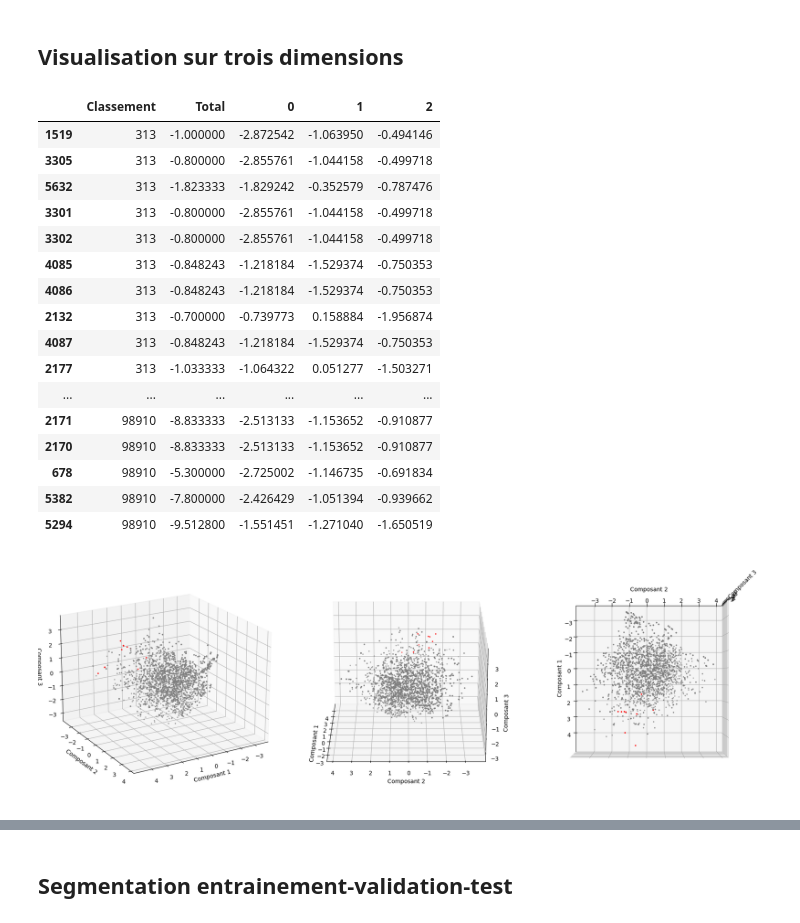
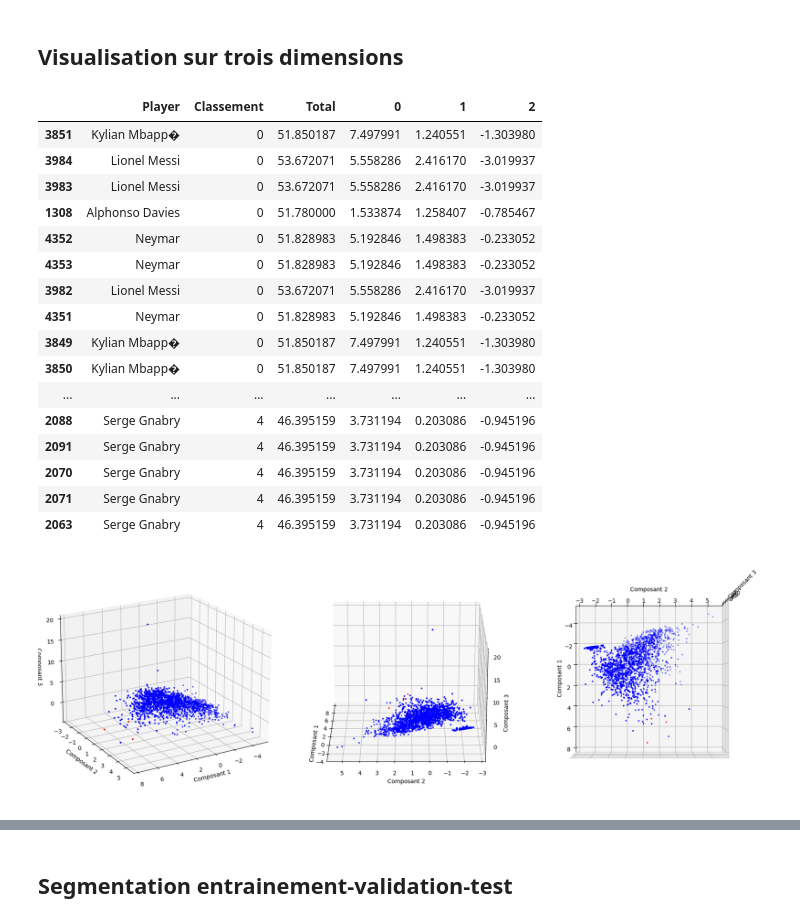
Before and after one commit to ThierryKunda/prediction-ballon-d-or, a Jupyter notebook: notebook.ipynb, the cells around one changed output, grey strips where cells are left out. Drawn from its saved outputs; the diff is of its cells as text; code cells hidden in the pictures.

```diff
--- a/notebook.ipynb
+++ b/notebook.ipynb
@@ -664,7 +679,7 @@ def podium_pourcent(dataset: DataFrame, taille_podium: int) -> DataFrame:
     df.sort_index(axis=0, inplace=True)
     return df
 # %%
-TAILLE_PODIUM = 20
+TAILLE_PODIUM = 10
 # %%
 dataset_classement = podium_pourcent(dataset_score, TAILLE_PODIUM)
 # %%
@@ -746,7 +762,8 @@ from sklearn.decomposition import PCA
 ## Normalisation
 # %%
 scaler = StandardScaler()
-scaler.fit(dataset_classement.drop(["Classement", "Total"], axis=1))
+# player_col = dataset_classement['Player']
+scaler.fit(dataset_classement.drop(["Player", "Classement", "Total"], axis=1))
 # %% [output]
 StandardScaler()
 # %%
@@ -759,6 +777,6 @@ array([  7.89035278,   7.62106679,  10.87321779,   8.70379867,
 noms_feat = list(dataset_classement)
 noms_feat.remove("Classement")
 noms_feat.remove("Total")
-df_transform = scaler.transform(dataset_classement.drop(["Classement", "Total"], axis=1))
-# np.transpose(df_transform)
+noms_feat.remove("Player")
+df_transform = scaler.transform(dataset_classement.drop(["Classement", "Total", "Player"], axis=1))
 dataset_std = DataFrame(dict(zip(noms_feat, np.transpose(df_transform))))
@@ -812,49 +829,50 @@ dataset_pre_proc
 df = dataset_pre_proc.copy(deep=True)
 df.insert(0, "Total", list(dataset_classement['Total']))
 df.insert(0, "Classement", list(dataset_classement['Classement']))
+df.insert(0, "Player", list(dataset_classement['Player']))
 df = df.sort_values(["Classement"])
-df.tail(50)
+df.head(50)
 # %% [output]
-|  | Classement | Total | 0 | 1 | 2 |
-| 1519 | 313 | -1.000000 | -2.872542 | -1.063950 | -0.494146 |
-| 3305 | 313 | -0.800000 | -2.855761 | -1.044158 | -0.499718 |
-| 5632 | 313 | -1.823333 | -1.829242 | -0.352579 | -0.787476 |
-| 3301 | 313 | -0.800000 | -2.855761 | -1.044158 | -0.499718 |
-| 3302 | 313 | -0.800000 | -2.855761 | -1.044158 | -0.499718 |
-| 4085 | 313 | -0.848243 | -1.218184 | -1.529374 | -0.750353 |
-| 4086 | 313 | -0.848243 | -1.218184 | -1.529374 | -0.750353 |
-| 2132 | 313 | -0.700000 | -0.739773 | 0.158884 | -1.956874 |
-| 4087 | 313 | -0.848243 | -1.218184 | -1.529374 | -0.750353 |
-| 2177 | 313 | -1.033333 | -1.064322 | 0.051277 | -1.503271 |
-| ... | ... | ... | ... | ... | ... |
-| 2171 | 98910 | -8.833333 | -2.513133 | -1.153652 | -0.910877 |
-| 2170 | 98910 | -8.833333 | -2.513133 | -1.153652 | -0.910877 |
-| 678 | 98910 | -5.300000 | -2.725002 | -1.146735 | -0.691834 |
-| 5382 | 98910 | -7.800000 | -2.426429 | -1.051394 | -0.939662 |
-| 5294 | 98910 | -9.512800 | -1.551451 | -1.271040 | -1.650519 |
+|  | Player | Classement | Total | 0 | 1 | 2 |
+| 3851 | Kylian Mbapp� | 0 | 51.850187 | 7.497991 | 1.240551 | -1.303980 |
+| 3984 | Lionel Messi | 0 | 53.672071 | 5.558286 | 2.416170 | -3.019937 |
+| 3983 | Lionel Messi | 0 | 53.672071 | 5.558286 | 2.416170 | -3.019937 |
+| 1308 | Alphonso Davies | 0 | 51.780000 | 1.533874 | 1.258407 | -0.785467 |
+| 4352 | Neymar | 0 | 51.828983 | 5.192846 | 1.498383 | -0.233052 |
+| 4353 | Neymar | 0 | 51.828983 | 5.192846 | 1.498383 | -0.233052 |
+| 3982 | Lionel Messi | 0 | 53.672071 | 5.558286 | 2.416170 | -3.019937 |
+| 4351 | Neymar | 0 | 51.828983 | 5.192846 | 1.498383 | -0.233052 |
+| 3849 | Kylian Mbapp� | 0 | 51.850187 | 7.497991 | 1.240551 | -1.303980 |
+| 3850 | Kylian Mbapp� | 0 | 51.850187 | 7.497991 | 1.240551 | -1.303980 |
+| ... | ... | ... | ... | ... | ... | ... |
+| 2088 | Serge Gnabry | 4 | 46.395159 | 3.731194 | 0.203086 | -0.945196 |
+| 2091 | Serge Gnabry | 4 | 46.395159 | 3.731194 | 0.203086 | -0.945196 |
+| 2070 | Serge Gnabry | 4 | 46.395159 | 3.731194 | 0.203086 | -0.945196 |
+| 2071 | Serge Gnabry | 4 | 46.395159 | 3.731194 | 0.203086 | -0.945196 |
+| 2063 | Serge Gnabry | 4 | 46.395159 | 3.731194 | 0.203086 | -0.945196 |
 # %%
 # Initialisation des l'affichage multiple
 plt.ion()
 player_numbers = list(dataset.iloc[:, 0])
 xs = list(df[0])
 ys = list(df[1])
 zs = list(df[2])
 # Couleurs : premier podium en rouge et le reste en bleu
 reste = dataset_pre_proc.shape[0] - TAILLE_PODIUM
-couleurs = (['r'] * TAILLE_PODIUM) + (['gray'] * reste)
+couleurs = (['r'] * TAILLE_PODIUM) + (['b'] * reste)
 fig, ax = plt.subplots(1, 3, subplot_kw={"projection": "3d"})
 # Diagrammes de dispersion
 fig.set_size_inches(20,18)
 fig.set_figwidth(18)
 fig.set_figheight(18)
 fig.tight_layout()
 for i in range(3):
-    ax[i].scatter(xs, ys, zs, s=2, c=couleurs, marker='o')
+    ax[i].scatter(xs, ys, zs, s=3, c=couleurs, marker='o')
     ax[i].set_xlabel("Composant 1")
     ax[i].set_ylabel("Composant 2")
     ax[i].set_zlabel("Composant 3")
 ax[0].view_init(20, 60)
 ax[1].view_init(20, -180)
 ax[2].view_init(90, 0)
 # %% [output]
-[figure, old version]
+[figure, new version]
```
Also changed, not shown: parts of 62 cells of this notebook.
